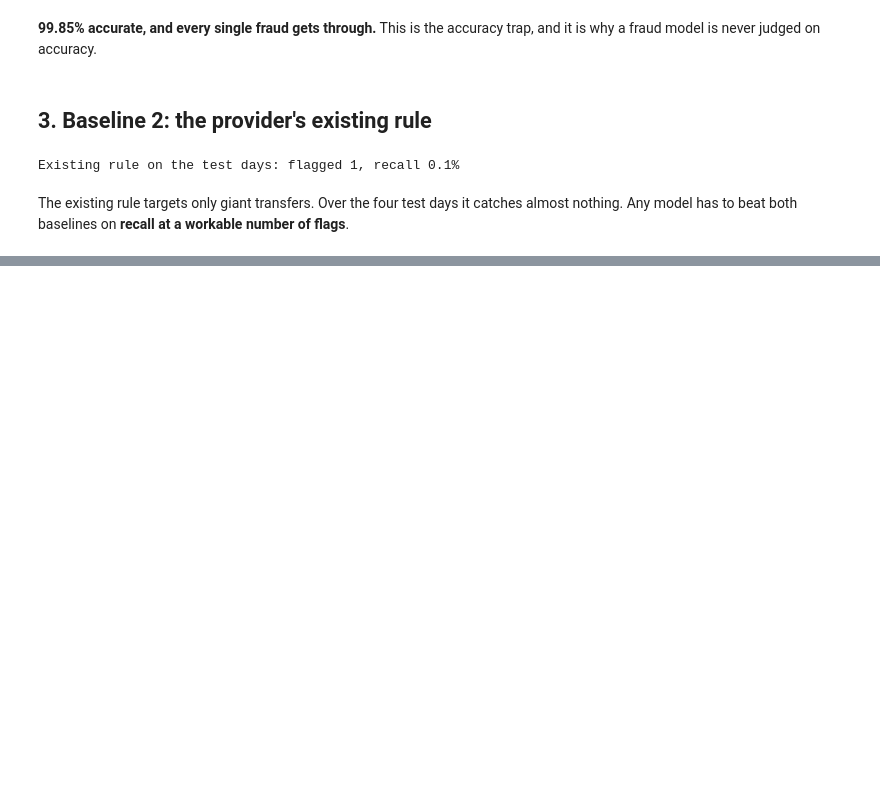
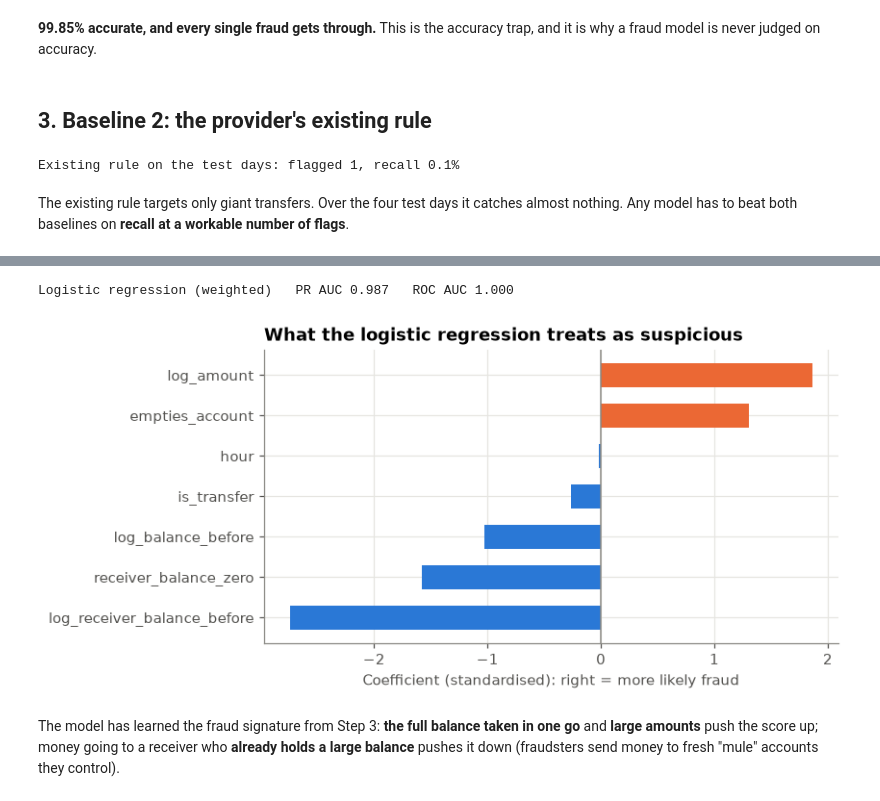
Before and after one commit to vusumuzinkosi/fraud-detection-mobile-money, a Jupyter notebook: notebooks/02_model.ipynb, the cells around one changed output, grey strips where cells are left out. Saved outputs shown, nothing was run; the diff lists cells and outputs as text; code cells hidden in the pictures; blank space fills up the shorter version.

Commit message:
Train weighted logistic regression and isolation forest

```diff
--- a/notebooks/02_model.ipynb
+++ b/notebooks/02_model.ipynb
@@ -77,0 +87,27 @@ The existing rule targets only giant transfers. Over the four test days it catch
+# %%
+from sklearn.pipeline import make_pipeline
+from sklearn.preprocessing import StandardScaler
+from sklearn.linear_model import LogisticRegression
+from sklearn.metrics import average_precision_score, roc_auc_score
+
+def report(name, y, s):
+    print(f"{name:32s} PR AUC {average_precision_score(y, s):.3f}   ROC AUC {roc_auc_score(y, s):.3f}")
+
+logreg = make_pipeline(StandardScaler(), LogisticRegression(class_weight="balanced", max_iter=2000))
+logreg.fit(X_train, y_train)
+report("Logistic regression (weighted)", y_val, logreg.predict_proba(X_val)[:, 1])
+# %% [output]
+Logistic regression (weighted)   PR AUC 0.987   ROC AUC 1.000
+# %%
+coefs = pd.Series(logreg[-1].coef_[0], index=FEATURES).sort_values()
+fig, ax = plt.subplots(figsize=(7, 3.6))
+ax.barh(coefs.index, coefs.values, color=[ORANGE if v > 0 else BLUE for v in coefs.values], height=0.6)
+ax.axvline(0, color=GREY, linewidth=1)
+ax.set_xlabel("Coefficient (standardised): right = more likely fraud")
+ax.set_title("What the logistic regression treats as suspicious")
+fig.savefig("../figures/logreg_coefficients.png")
+plt.show()
+# %% [output]
+[figure, added]
+# %% [markdown]
+The model has learned the fraud signature from Step 3: **the full balance taken in one go** and **large amounts** push the score up; money going to a receiver who **already holds a large balance** pushes it down (fraudsters send money to fresh "mule" accounts they control).
```
Also changed, not shown: parts of 8 cells of this notebook, 2 other files.
